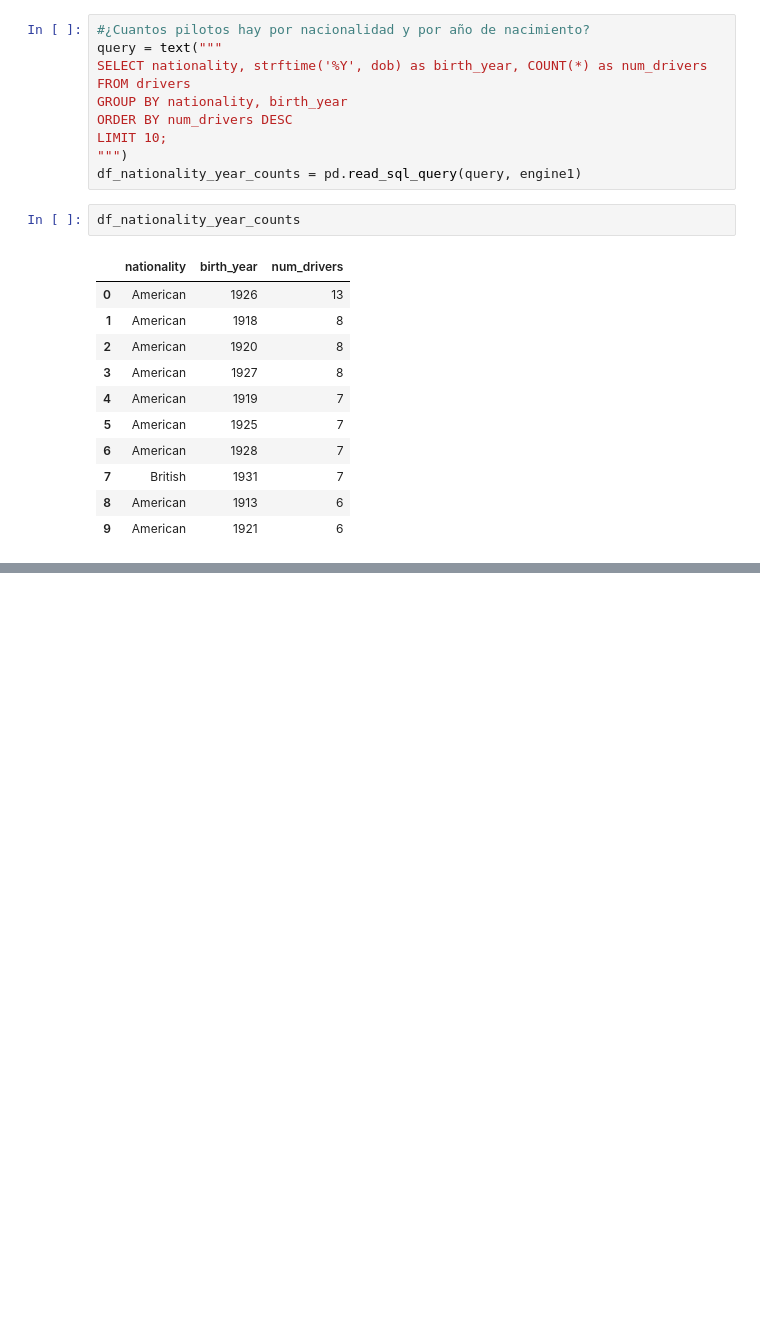
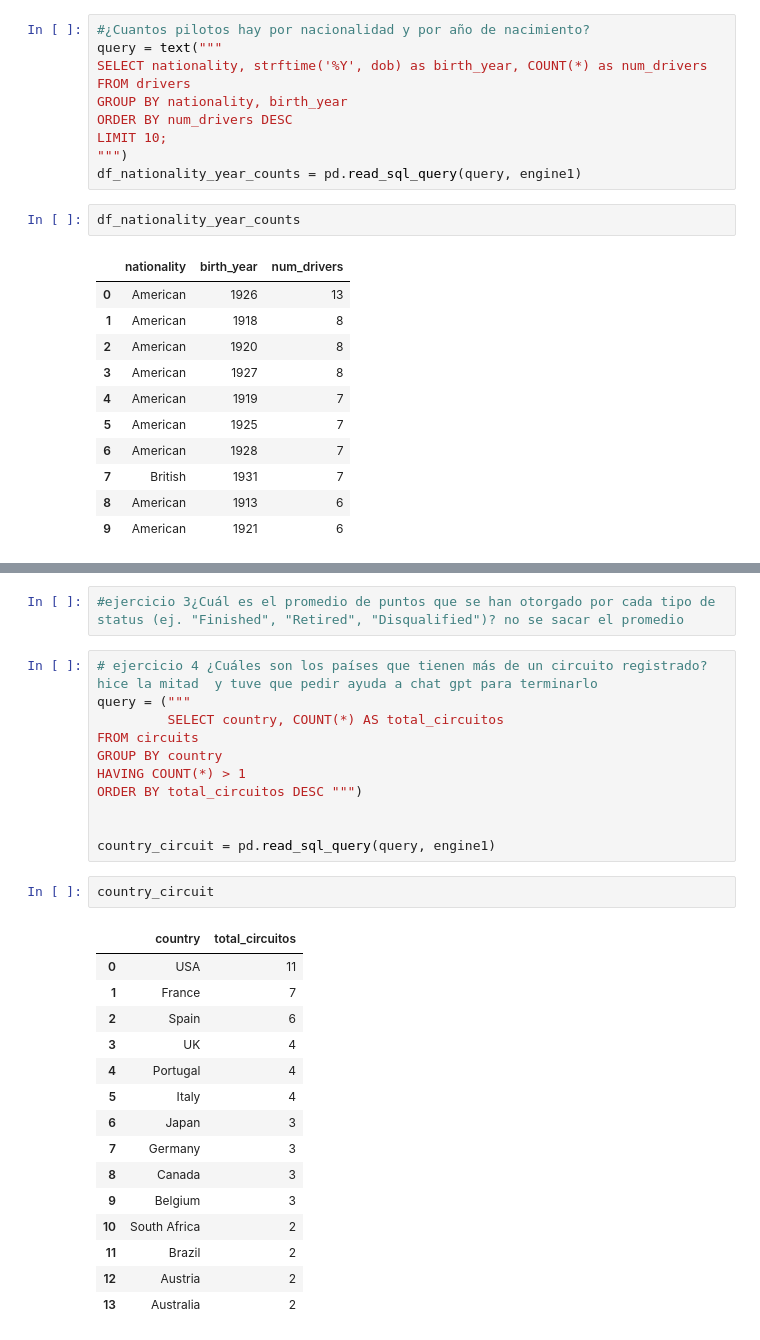
Before and after one commit to roreravi/kevin, a Jupyter notebook: sql-python/f1_sql.ipynb, the cells around one changed output, grey strips where cells are left out. Saved outputs shown, nothing was run; the diff lists cells and outputs as text; blank space fills up the shorter version.

```diff
--- a/sql-python/f1_sql.ipynb
+++ b/sql-python/f1_sql.ipynb
@@ -290,0 +343,31 @@ Muestra solo las primeras 10 carreras con la mayor cantidad de vueltas registrad
+# %%
+#ejercicio 3¿Cuál es el promedio de puntos que se han otorgado por cada tipo de status (ej. "Finished", "Retired", "Disqualified")? no se sacar el promedio
+# %%
+# ejercicio 4 ¿Cuáles son los países que tienen más de un circuito registrado? hice la mitad  y tuve que pedir ayuda a chat gpt para terminarlo
+query = ("""
+         SELECT country, COUNT(*) AS total_circuitos
+FROM circuits
+GROUP BY country
+HAVING COUNT(*) > 1
+ORDER BY total_circuitos DESC """)
+
+
+country_circuit = pd.read_sql_query(query, engine1)
+# %%
+country_circuit
+# %% [output]
+|  | country | total_circuitos |
+| 0 | USA | 11 |
+| 1 | France | 7 |
+| 2 | Spain | 6 |
+| 3 | UK | 4 |
+| 4 | Portugal | 4 |
+| 5 | Italy | 4 |
+| 6 | Japan | 3 |
+| 7 | Germany | 3 |
+| 8 | Canada | 3 |
+| 9 | Belgium | 3 |
+| 10 | South Africa | 2 |
+| 11 | Brazil | 2 |
+| 12 | Austria | 2 |
+| 13 | Australia | 2 |
```
Also changed, not shown: parts of 12 cells of this notebook, 2 other files.
